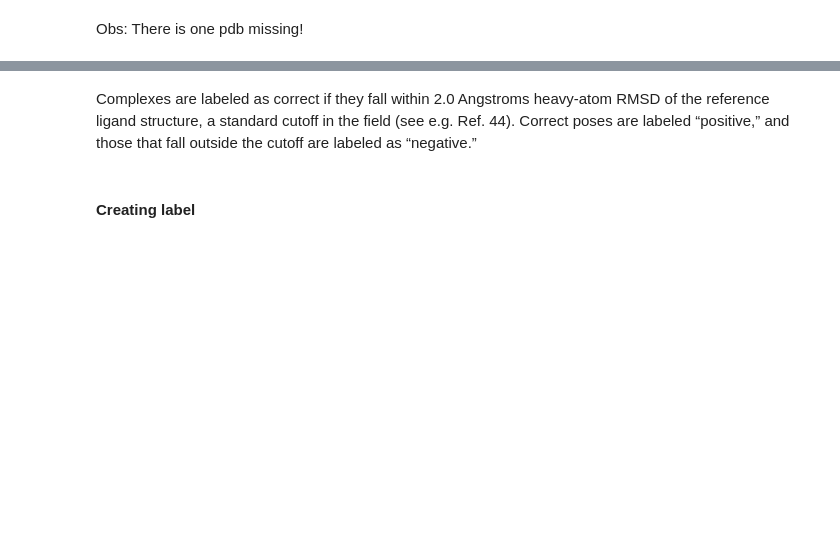
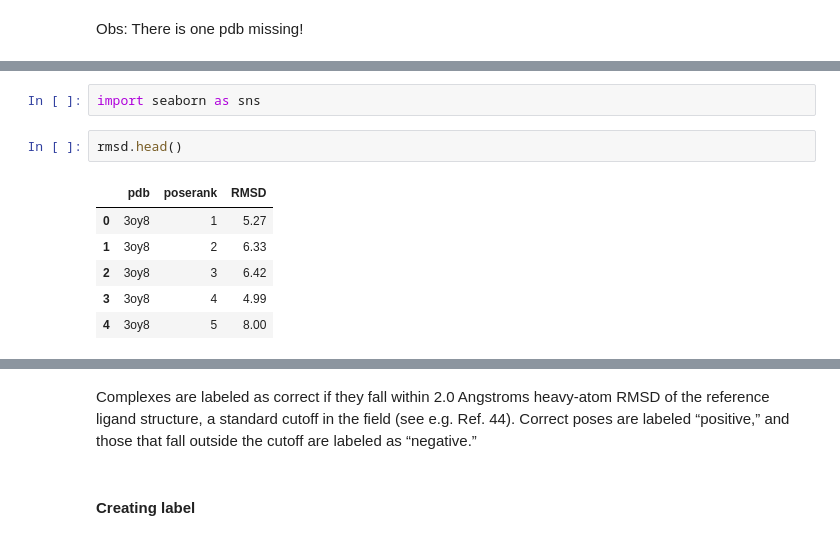
Before and after one commit to glauco-endrigo/BindRanker, a Jupyter notebook: Datafactory/Label.ipynb, the cells around one changed output, grey strips where cells are left out. Saved outputs shown, nothing was run; the diff lists cells and outputs as text; blank space fills up the shorter version.

```diff
--- a/Datafactory/Label.ipynb
+++ b/Datafactory/Label.ipynb
@@ -30,2 +29,13 @@ rmsd[rmsd['pdb'] == "4kz6"]['poserank'].value_counts()
 10    1
 Name: poserank, dtype: int64
+# %%
+import seaborn as sns
+# %%
+rmsd.head()
+# %% [output]
+|  | pdb | poserank | RMSD |
+| 0 | 3oy8 | 1 | 5.27 |
+| 1 | 3oy8 | 2 | 6.33 |
+| 2 | 3oy8 | 3 | 6.42 |
+| 3 | 3oy8 | 4 | 4.99 |
+| 4 | 3oy8 | 5 | 8.00 |
```
Also changed, not shown: parts of 4 cells of this notebook, 11 other files.
